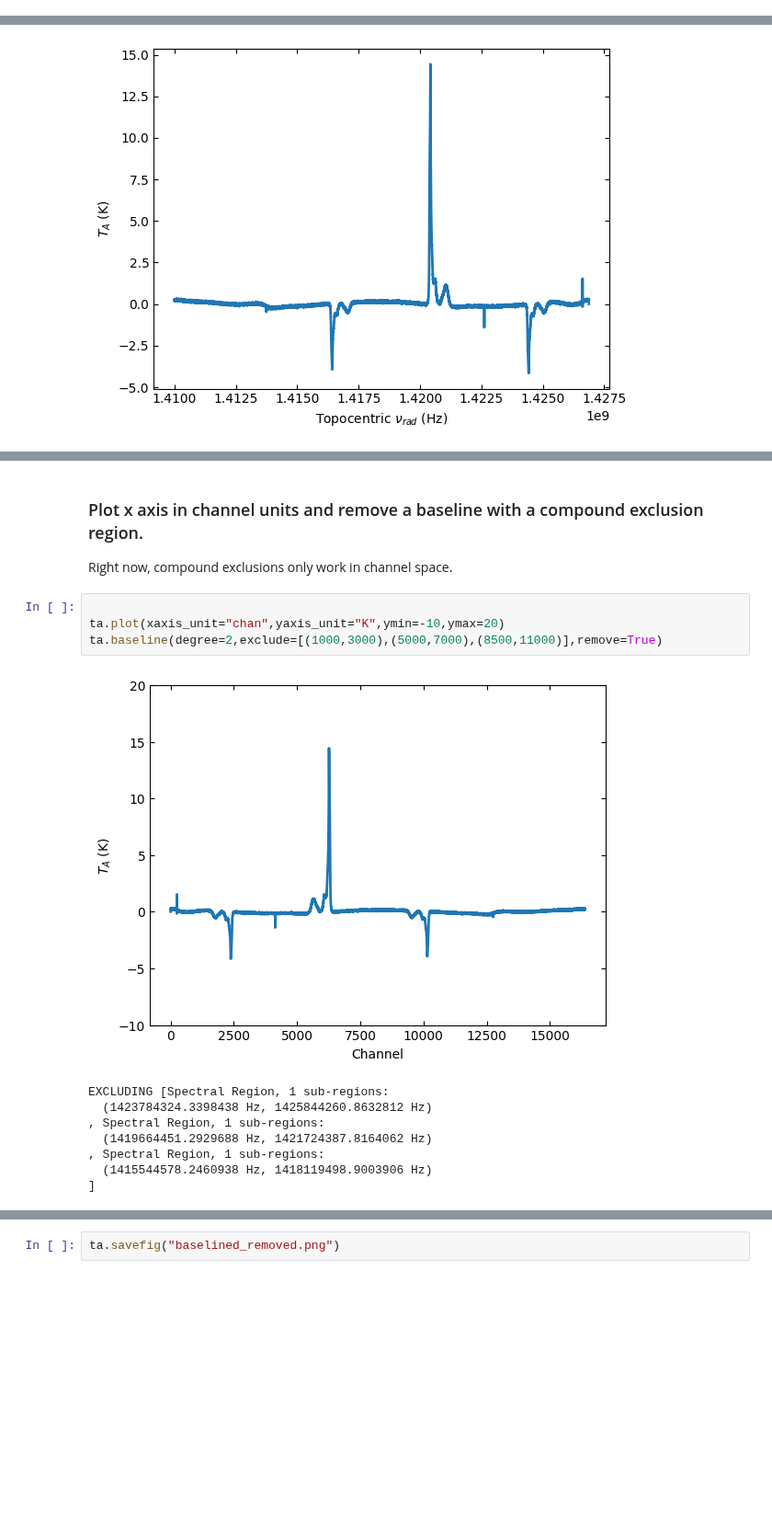
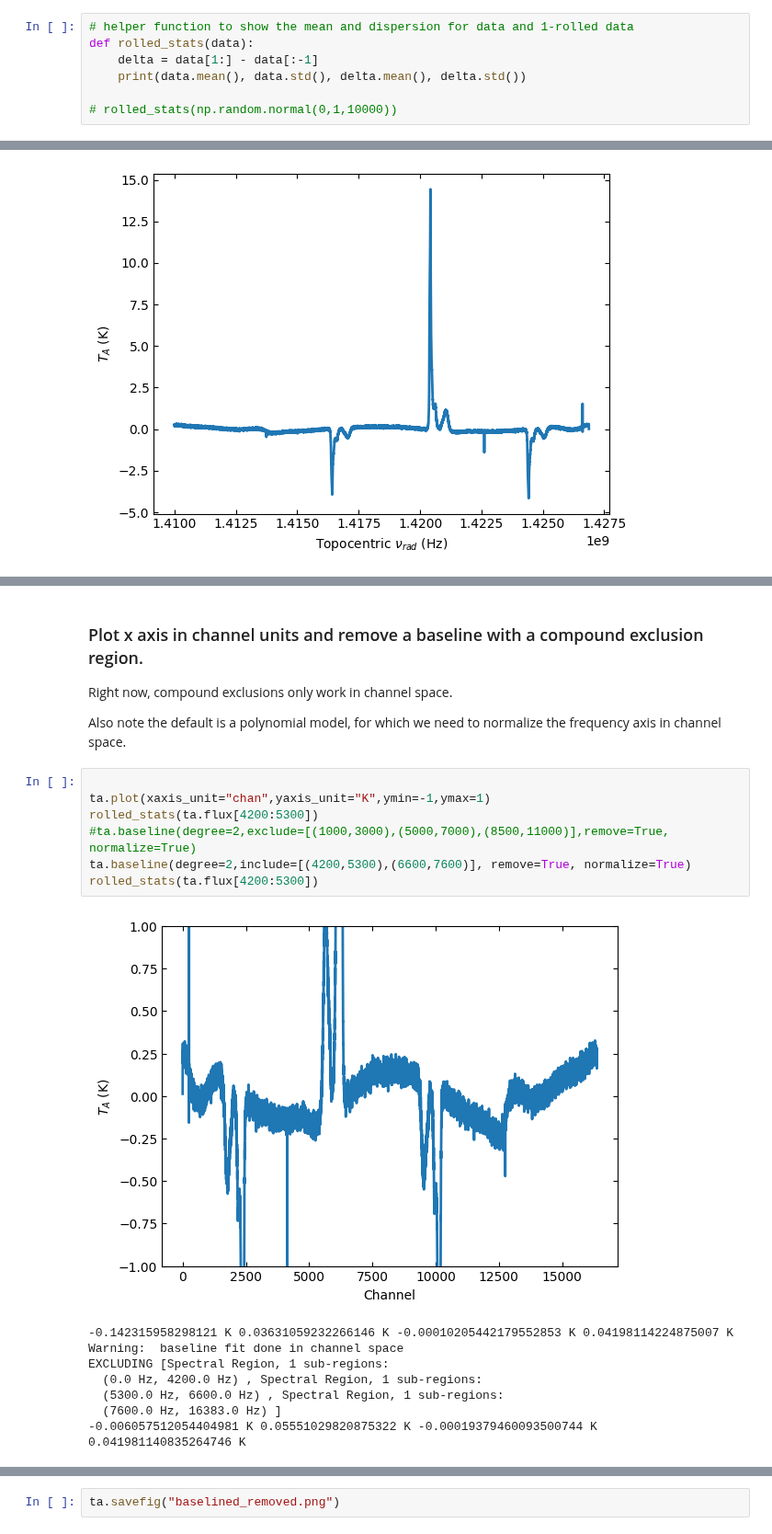
Before and after one commit to GreenBankObservatory/dysh, a Jupyter notebook: notebooks/examples/frequencyswitch.ipynb, the cells around one changed output, grey strips where cells are left out. Shown at 92% size. Saved outputs shown, nothing was run; the diff lists cells and outputs as text; blank space fills up the shorter version.

```diff
--- a/notebooks/examples/frequencyswitch.ipynb
+++ b/notebooks/examples/frequencyswitch.ipynb
@@ -12,6 +12,13 @@ import astropy.units as u
 from dysh.fits.gbtfitsload import GBTFITSLoad
 import dysh.util as util
 import numpy as np
+# %%
+# helper function to show the mean and dispersion for data and 1-rolled data
+def rolled_stats(data):
+    delta = data[1:] - data[:-1]
+    print(data.mean(), data.std(), delta.mean(), delta.std())
+
+# rolled_stats(np.random.normal(0,1,10000))
 # %% [markdown]
 ## First, we download the example SDFITS data, if necessary.
 # %%
@@ -54,16 +61,21 @@ ta.plot(xaxis_unit="km/s",yaxis_unit="K",ymin=-10,ymax=20,xmin=-2000,xmax=2000)
 # %% [markdown]
 ### Plot x axis in channel units and remove a baseline with a compound exclusion region.
 Right now, compound exclusions only work in channel space.
+
+Also note the default is a polynomial model, for which we need to normalize the frequency axis in channel space.
 # %%
 
-ta.plot(xaxis_unit="chan",yaxis_unit="K",ymin=-10,ymax=20)
-ta.baseline(degree=2,exclude=[(1000,3000),(5000,7000),(8500,11000)],remove=True)
+ta.plot(xaxis_unit="chan",yaxis_unit="K",ymin=-1,ymax=1)
+rolled_stats(ta.flux[4200:5300])
+#ta.baseline(degree=2,exclude=[(1000,3000),(5000,7000),(8500,11000)],remove=True, normalize=True)
+ta.baseline(degree=2,include=[(4200,5300),(6600,7600)], remove=True, normalize=True)
+rolled_stats(ta.flux[4200:5300])
 # %% [output]
-[figure, old version]
+[figure, new version]
+-0.142315958298121 K 0.03631059232266146 K -0.00010205442179552853 K 0.04198114224875007 K
+Warning:  baseline fit done in channel space
 EXCLUDING [Spectral Region, 1 sub-regions:
-  (1423784324.3398438 Hz, 1425844260.8632812 Hz)
-, Spectral Region, 1 sub-regions:
-  (1419664451.2929688 Hz, 1421724387.8164062 Hz)
-, Spectral Region, 1 sub-regions:
-  (1415544578.2460938 Hz, 1418119498.9003906 Hz)
-]
+  (0.0 Hz, 4200.0 Hz) , Spectral Region, 1 sub-regions:
+  (5300.0 Hz, 6600.0 Hz) , Spectral Region, 1 sub-regions:
+  (7600.0 Hz, 16383.0 Hz) ]
+-0.006057512054404981 K 0.05551029820875322 K -0.00019379460093500744 K 0.041981140835264746 K
```
Also changed, not shown: parts of 14 cells of this notebook.
